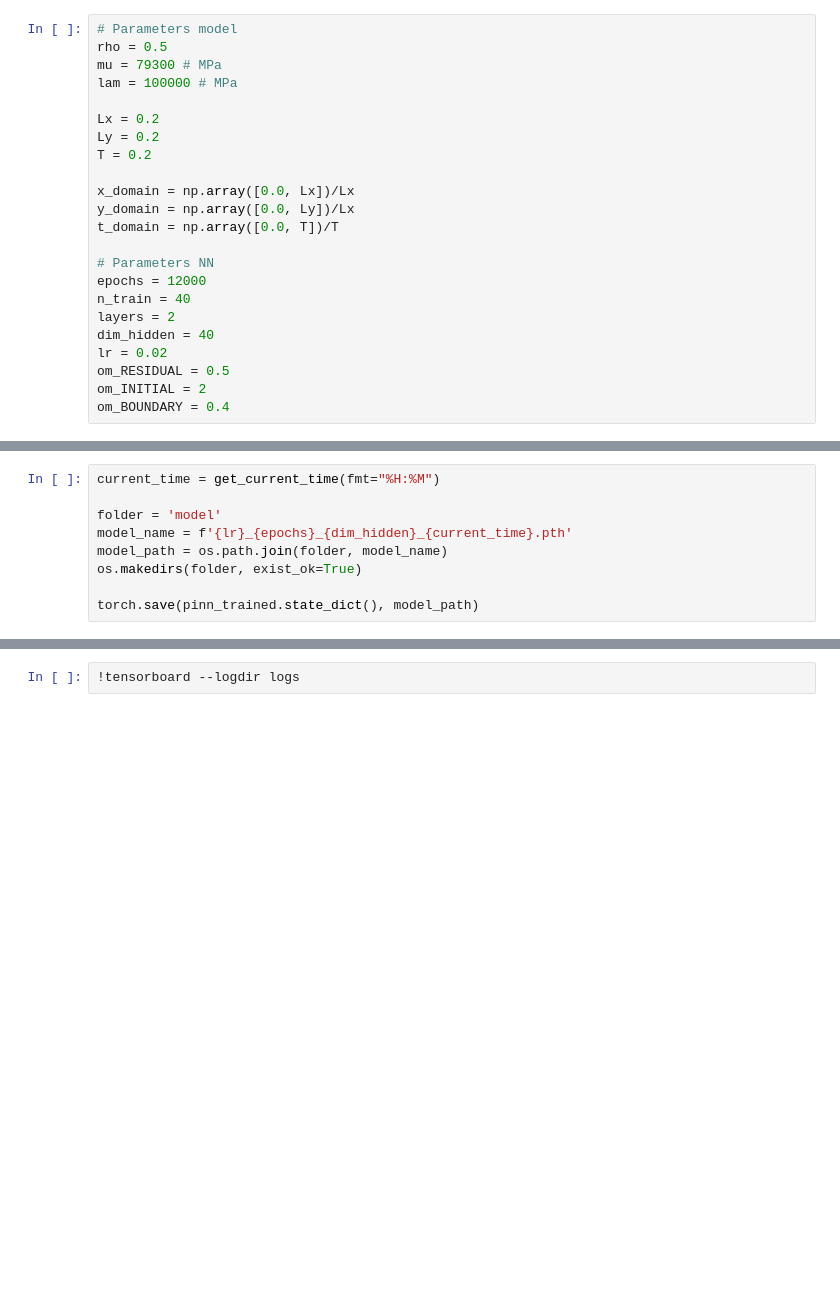
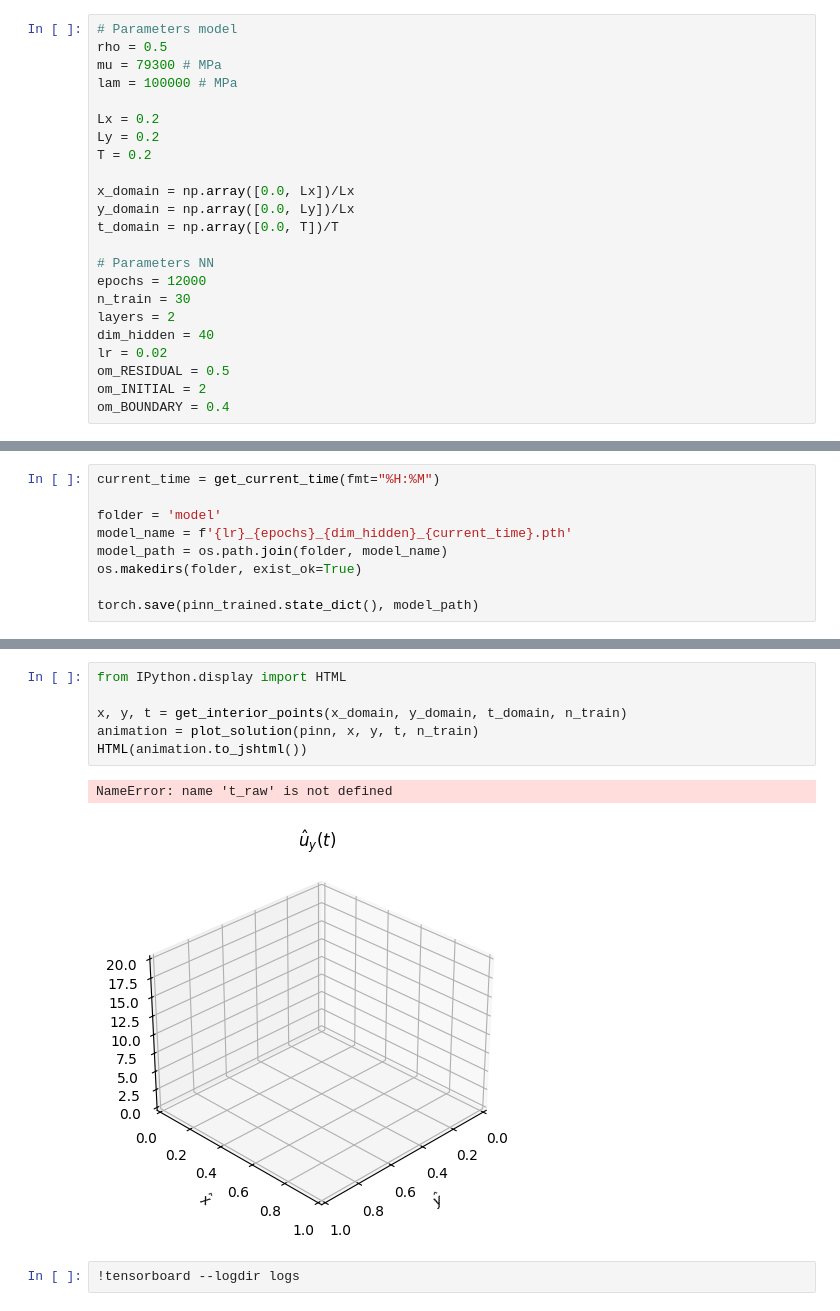
Before and after one commit to tiapia00/EvolBERNPINN2D, a Jupyter notebook: PINN2D.ipynb, the cells around one changed output, grey strips where cells are left out. Saved outputs shown, nothing was run; the diff lists cells and outputs as text; blank space fills up the shorter version.

Commit message:
Implemented plot_solution, update dependencies

```diff
--- a/PINN2D.ipynb
+++ b/PINN2D.ipynb
@@ -27,7 +27,7 @@ t_domain = np.array([0.0, T])/T
 
 # Parameters NN
 epochs = 12000
-n_train = 40
+n_train = 30
 layers = 2
 dim_hidden = 40
 lr = 0.02
@@ -107,2 +108,11 @@ TabError: inconsistent use of tabs and spaces in indentation (plots.py, line 7)
+# %%
+from IPython.display import HTML
+
+x, y, t = get_interior_points(x_domain, y_domain, t_domain, n_train)
+animation = plot_solution(pinn, x, y, t, n_train)
+HTML(animation.to_jshtml())
+# %% [output]
+NameError: name 't_raw' is not defined
+[figure, added]
 # %%
 !tensorboard --logdir logs
```
Also changed, not shown: parts of 3 cells of this notebook, 10 other files.
